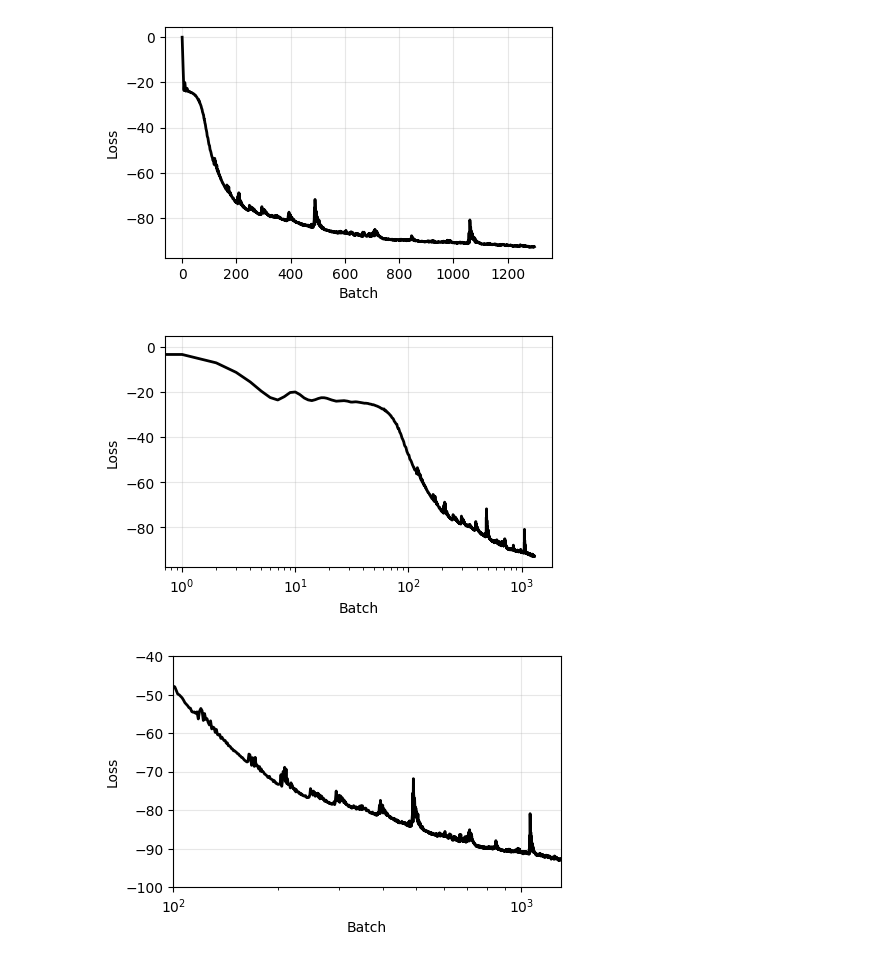
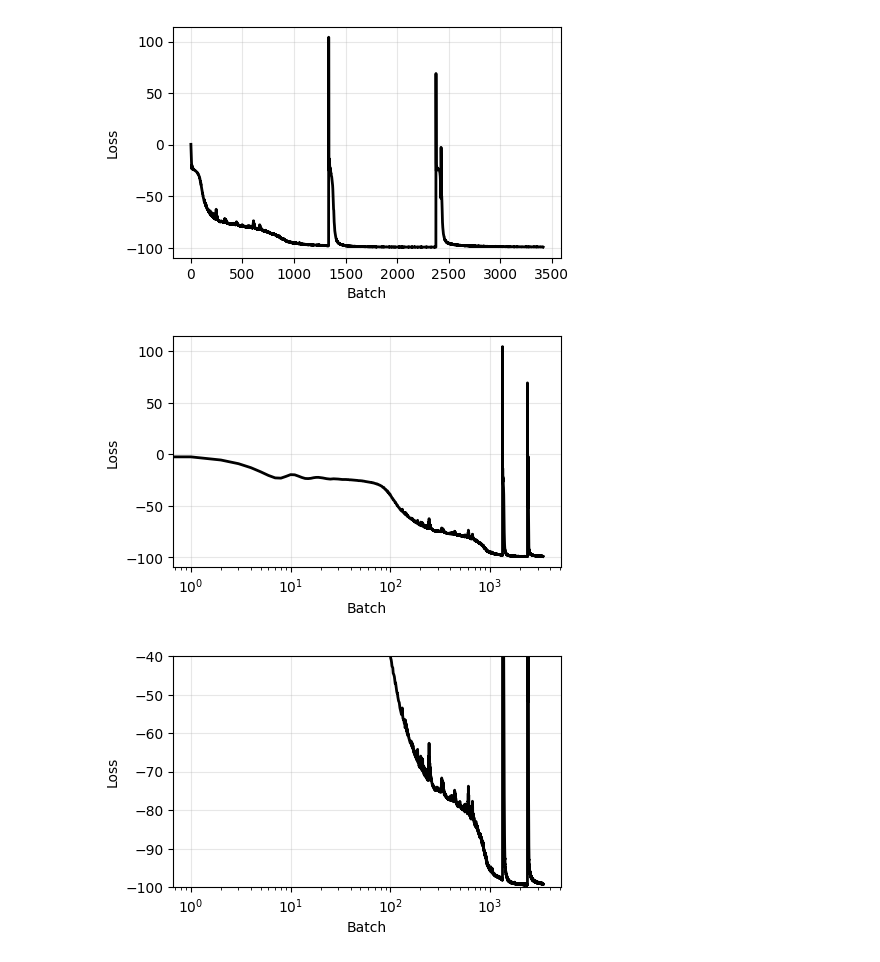
Before and after one commit to azaho/bfm_ic, a Jupyter notebook: losses_plot.ipynb, the cells around one changed output. Drawn from its saved outputs; the diff is of its cells as text; code cells hidden in the pictures.

```diff
--- a/losses_plot.ipynb
+++ b/losses_plot.ipynb
@@ -2,37 +2,39 @@
 import json
 import matplotlib.pyplot as plt
 
+filename = 'training_losses_subject2_trial4.json'
+filename = 'training_losses_multisubject2.json'
 # Load the losses
-with open('training_losses_subject2_trial4.json', 'r') as f:
+with open(filename, 'r') as f:
     data = json.load(f)
 losses = data['losses']
 
 # Create minimalist plot
 plt.figure(figsize=(5, 3))
 plt.plot(losses, color='black', linewidth=2)
 plt.xlabel('Batch')
 plt.ylabel('Loss')
 plt.grid(True, alpha=0.3)
 plt.show()
 
 # Create minimalist plot with log x-axis
 plt.figure(figsize=(5, 3))
 plt.semilogx(losses, color='black', linewidth=2)
 plt.xlabel('Batch')
 plt.ylabel('Loss')
 plt.grid(True, alpha=0.3)
 plt.show()
 
 # Create minimalist plot with log x-axis
 plt.figure(figsize=(5, 3))
 plt.semilogx(losses, color='black', linewidth=2)
 plt.xlabel('Batch')
 plt.ylabel('Loss')
 plt.grid(True, alpha=0.3)
-plt.xlim(100, 1300)
+#plt.xlim(100, 1300)
 plt.ylim(-100, -40)
 plt.show()
 # %% [output]
-[figure, old version]
+[figure, new version]
-[figure, old version]
+[figure, new version]
-[figure, old version]
+[figure, new version]
```
Also changed, not shown: parts of 1 cell of this notebook, 3 other files.
